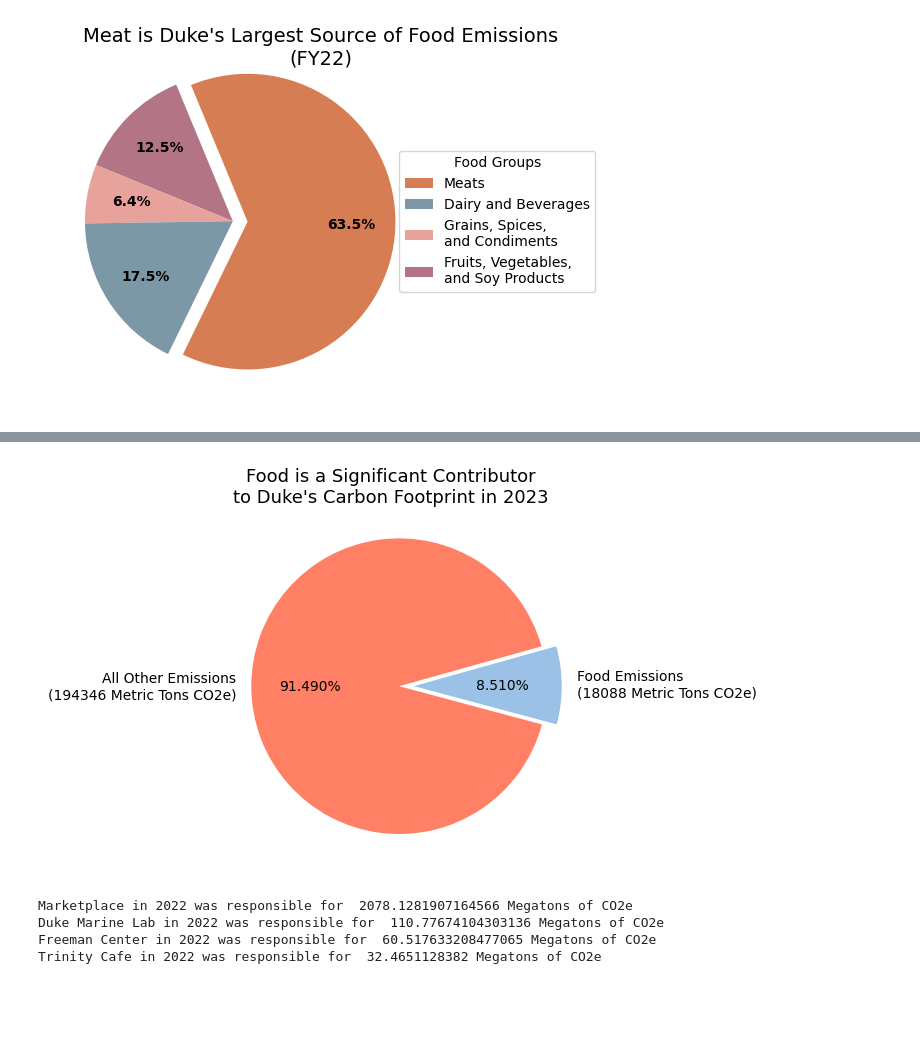
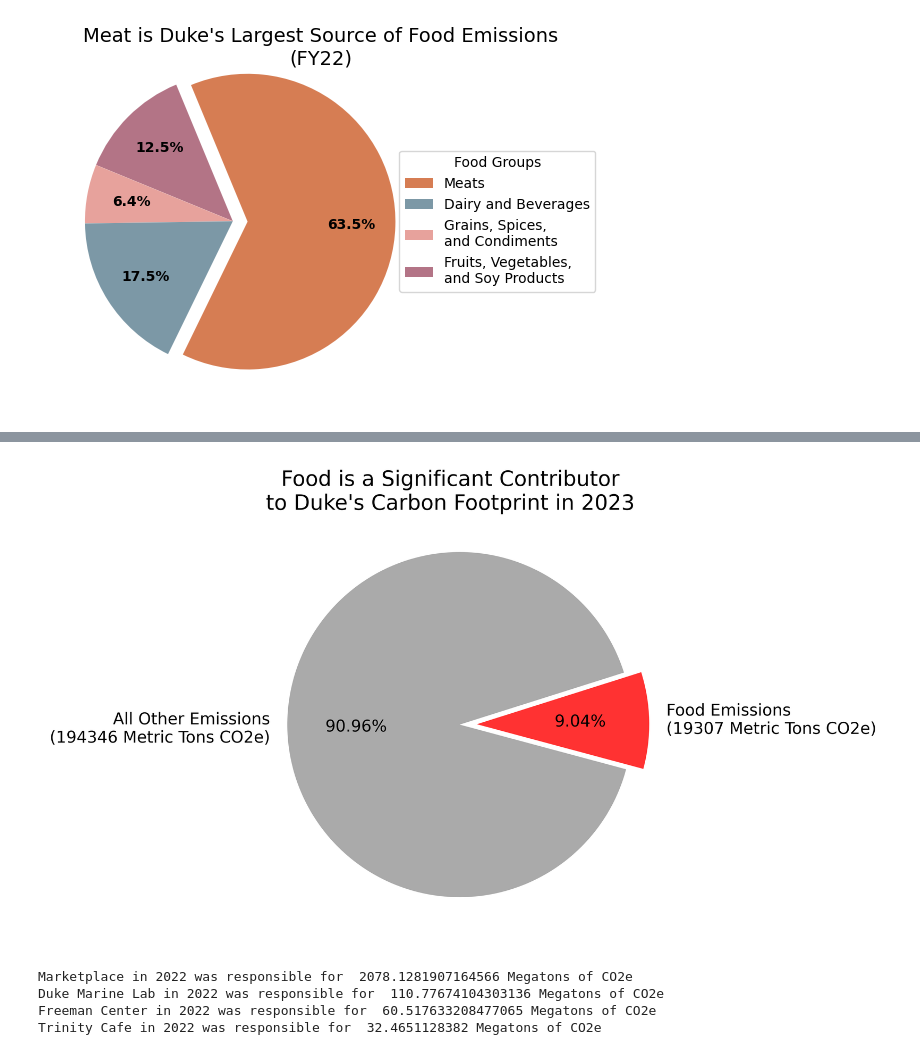
Before and after one commit to ethansong206/Climate-Plus-Project, a Jupyter notebook: DataCleaning.ipynb, the cells around one changed output, grey strips where cells are left out. Saved outputs shown, nothing was run; the diff lists cells and outputs as text; code cells hidden in the pictures; blank space fills up the shorter version.

Commit message:
visualization formatting

```diff
--- a/DataCleaning.ipynb
+++ b/DataCleaning.ipynb
@@ -1002,5 +1002,6 @@ plt.suptitle('Meat is Duke\'s Largest Source of Food Emissions\n(FY23)',
              x = .65, y = .9, fontsize = 14, ha = 'center')
 plt.legend(labels, loc="center right", bbox_to_anchor=(1.5, 0.5), title="Food Groups", reverse = True)
 
+plt.rcParams['figure.dpi'] = 600
 plt.show()
 # %% [output]
@@ -1008,20 +1009,20 @@ plt.show()
 # %%
 #@title Visualize Total Food Emissions
-data = [8.51, 91.49]
+data = [9.04, 90.96]
 explode = [0.1, 0]
-keys = ['Food Emissions\n(18088 Metric Tons CO2e)', \
+keys = ['Food Emissions\n(19307 Metric Tons CO2e)', \
         'All Other Emissions\n(194346 Metric Tons CO2e)']
 
-colors = ["#9BC2E6", "#FF8065"]
+colors = ["#FF3232", "#aaaaaa"]
 
-plt.pie(data, labels=keys, colors=colors, autopct='%.3f%%', \
+plt.pie(data, labels=keys, colors=colors, autopct='%.2f%%', \
         explode = explode, startangle = -15)
 plt.suptitle('Food is a Significant Contributor\nto Duke\'s Carbon Footprint in 2023',
              y = .95, fontsize = 13)
 
 plt.show()
 # %% [output]
-[figure, old version]
+[figure, new version]
 # %%
 #@title Analyze Annual Emissions fy22
 
```
Also changed, not shown: parts of 1 cell of this notebook.
